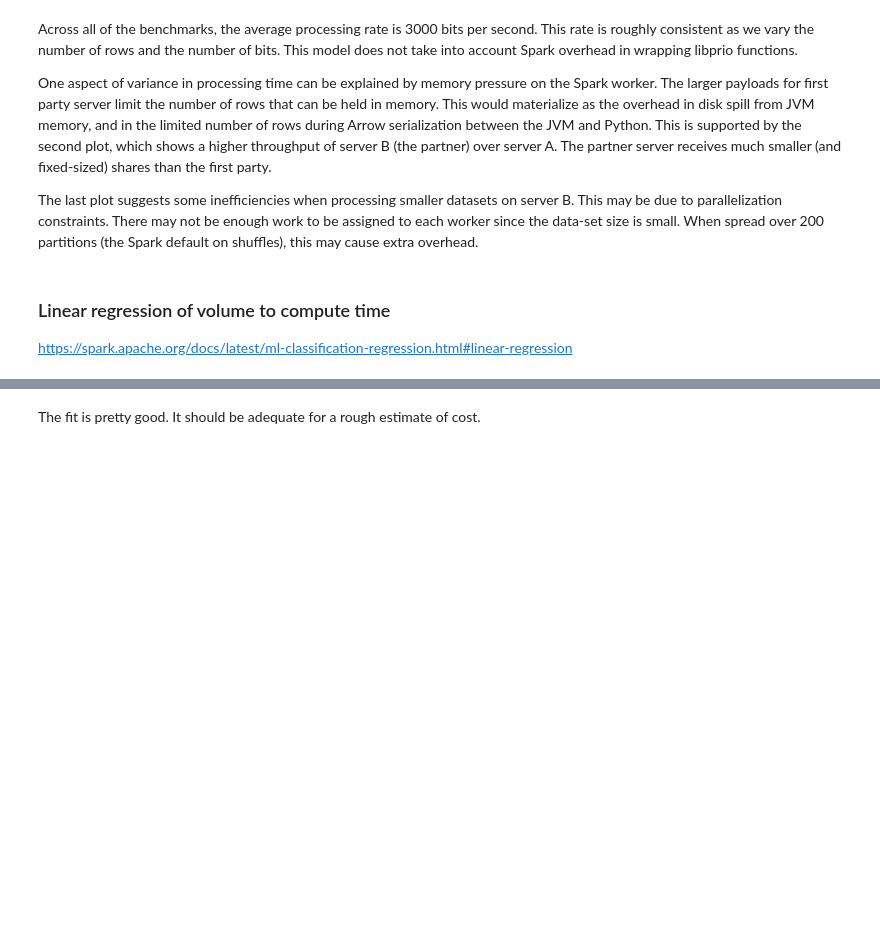
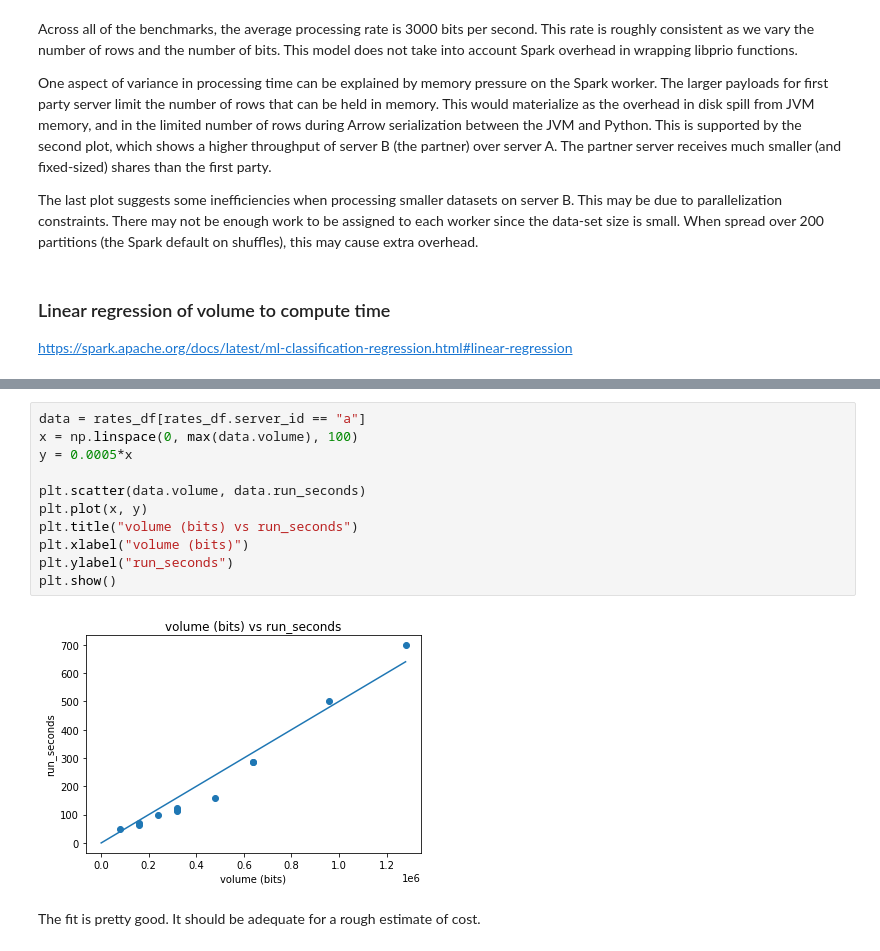
Before and after one commit to mozilla/prio-processor, a Jupyter notebook: notebooks/2020-11-05-benchmarking-results.ipynb, the cells around one changed output, grey strips where cells are left out. Cells and saved outputs as stored; diff of their text form; blank space fills up the shorter version.

```diff
--- a/notebooks/2020-11-05-benchmarking-results.ipynb
+++ b/notebooks/2020-11-05-benchmarking-results.ipynb
@@ -275,3 +276,16 @@ model.summary.r2, model.summary.rootMeanSquaredError
+# %%
+data = rates_df[rates_df.server_id == "a"]
+x = np.linspace(0, max(data.volume), 100)
+y = 0.0005*x
+
+plt.scatter(data.volume, data.run_seconds)
+plt.plot(x, y)
+plt.title("volume (bits) vs run_seconds")
+plt.xlabel("volume (bits)")
+plt.ylabel("run_seconds")
+plt.show()
+# %% [output]
+[figure, added]
 # %% [markdown]
 The fit is pretty good. It should be adequate for a rough estimate of cost.
 # %% [markdown]
```
Also changed, not shown: parts of 8 cells of this notebook.
